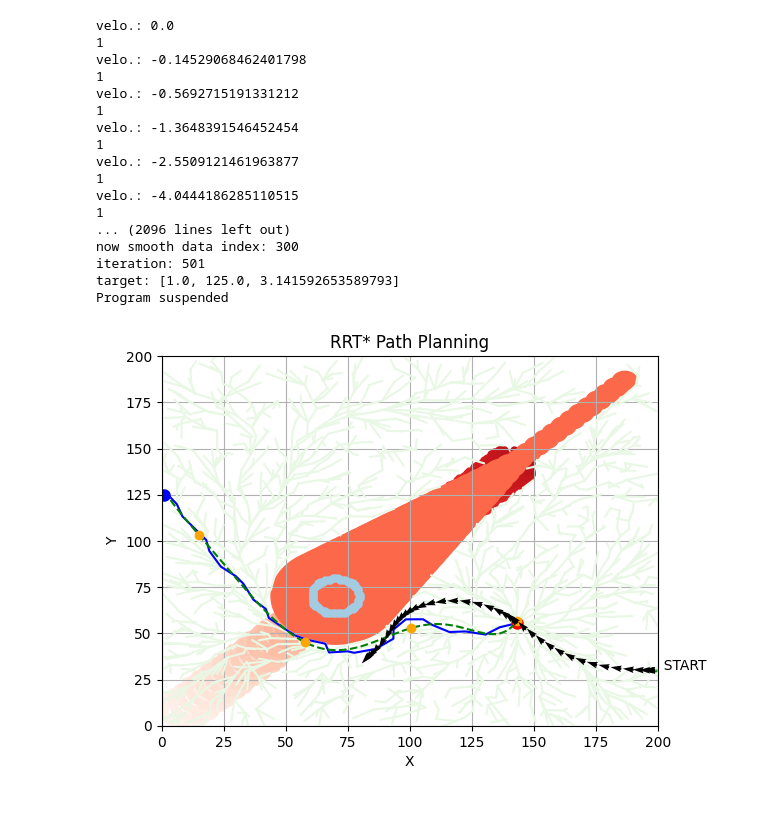
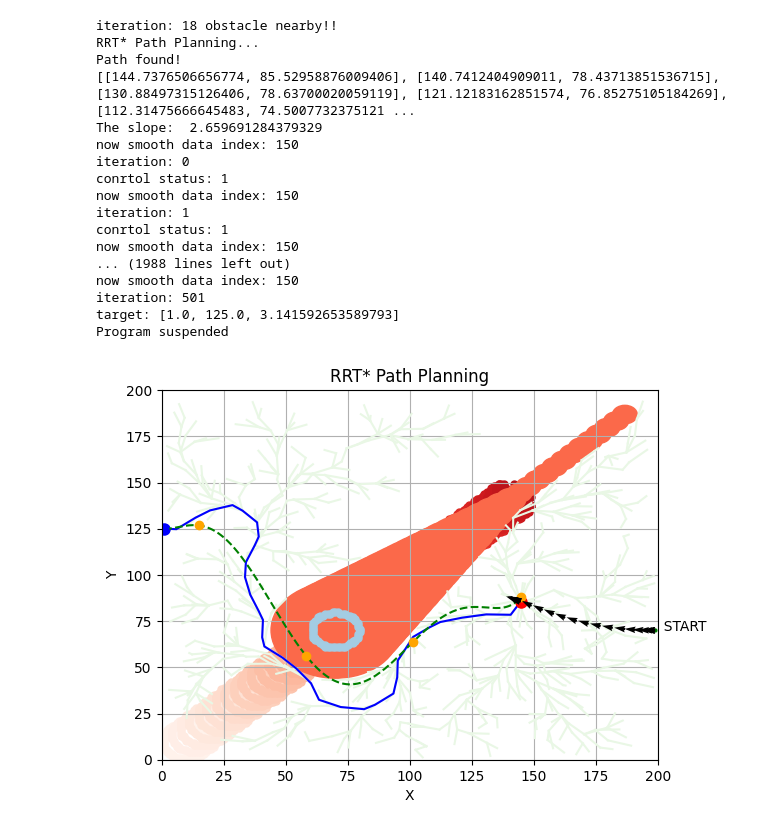
Before and after one commit to waynechu1109/Dodging-Dynamical-Obstacles-Using-Turtlebot4-Camera-Feed, a Jupyter notebook: dodge_planner.ipynb, the cells around one changed output. Saved outputs shown, nothing was run; the diff lists cells and outputs as text; code cells hidden in the pictures.

```diff
--- a/dodge_planner.ipynb
+++ b/dodge_planner.ipynb
@@ -145,7 +145,7 @@ obstacle_x_velo = obstacle_velocity* np.cos(current_obstacle_position[2])
 obstacle_y_velo = obstacle_velocity* np.sin(current_obstacle_position[2])
 
 robot_radius = 17.    # cm (r)
-initial_robot_position = [199., 30., np.pi]    # [x, y, theta]
+initial_robot_position = [199., 70., np.pi]    # [x, y, theta]
 current_robot_position = initial_robot_position
 robot_velocity = 0.
 robot_omega = 0.
@@ -193,6 +193,20 @@ def crossing(x, y, iteration, colorcode, zorder_index):
     elif colorcode == 3:
         plt.plot(x, y, marker='o', markersize=5, color=plt.cm.Blues((iteration+1)/50), zorder=zorder_index)
 
+def do_RRTstar():
+    global start, goal, obstacle_list, x_limit, y_limit, step_size, max_iterations
+    rrt_star = RRTStar(start, goal, obstacle_list, x_limit, y_limit, step_size, max_iterations)
+    path = rrt_star.find_path()
+    if path is not None:
+        print("Path found!")
+        print(path)
+        print("The slope: ", current_robot_position[2])
+        # x_sp, y_sp = rrt_star.bspline_interpolation(path)  # Get the B-spline interpolated curve
+        # plt.plot(x_sp, y_sp[1], color='purple')  # Plot the B-spline curve
+        rrt_star.plot(path)
+    else:
+        print("Path not found.")
+
 def controller(diff_x, diff_y, diff_theta, iteration, initial_velocity, initial_omega):
     global robot_velocity, robot_omega, current_robot_position, robot_x_velo, robot_y_velo, turn
     if turn:
@@ -237,7 +251,7 @@ def controller(diff_x, diff_y, diff_theta, iteration, initial_velocity, initial_
             velocity = 5.
         elif velocity < -5.:
             velocity = -5.
-        print("velo.:", velocity)
+        # print("velo.:", velocity)
         robot_velocity = velocity
         robot_omega = omega
         robot_x_velo = -robot_velocity* np.cos(current_robot_position[2])      # the negative sign should be modified
@@ -260,6 +274,7 @@ while (0<current_obstacle_position[0] and current_obstacle_position[0]<size and
                (current_obstacle_position[1]-current_robot_position[1])**2
                ) <= obstacle_radius+robot_radius+safety_margin and turn == 0:
         print("iteration:", iteration+1, "obstacle nearby!!")
+        print('RRT* Path Planning...')
         nearby = 1
         see_obstacle = 1
 
@@ -279,7 +294,7 @@ while (0<current_obstacle_position[0] and current_obstacle_position[0]<size and
 
         # control goes here
         control_status = controller(diff_arr[0], diff_arr[1], diff_arr[2], controller_index, robot_velocity, robot_omega)
-        print(control_status)
+        # print(control_status)
         if control_status != -1:
             controller_index += 1
         else:
@@ -351,17 +366,7 @@ while (0<current_obstacle_position[0] and current_obstacle_position[0]<size and
     iteration += 1
 
 # RRT*
-rrt_star = RRTStar(start, goal, obstacle_list, x_limit, y_limit, step_size, max_iterations)
-path = rrt_star.find_path()
-if path is not None:
-    print("Path found!")
-    print(path)
-    print("The slope: ", current_robot_position[2])
-    # x_sp, y_sp = rrt_star.bspline_interpolation(path)  # Get the B-spline interpolated curve
-    # plt.plot(x_sp, y_sp[1], color='purple')  # Plot the B-spline curve
-    rrt_star.plot(path)
-else:
-    print("Path not found.")
+do_RRTstar()
 
 # Create Bezier Curve
 # sort x
@@ -438,7 +443,7 @@ while(0<current_robot_position[0] and current_robot_position[0]<size and 0<curre
     current_robot_position[2] += robot_omega*(1/sampling_freq)
 
     if np.sqrt((current_robot_position[0]-target[0])**2 +
-               (current_robot_position[1]-target[1])**2) < 100. or smooth_data_index > len(smooth_data):
+               (current_robot_position[1]-target[1])**2) < 120. or smooth_data_index > len(smooth_data):
         turn = 0
         iteration = 0
         # controller to distination
@@ -454,45 +459,45 @@ while(0<current_robot_position[0] and current_robot_position[0]<size and 0<curre
                 continue
             else:
                 controller_index += 1
                 iteration += 1
 
             # plot the current status
             plt.quiver(current_robot_position[0], current_robot_position[1],
                     1*np.cos(current_robot_position[2]), 1*np.sin(current_robot_position[2]),
                     scale=0.2, units='xy', zorder = 3)
 
             # moving to next position
             current_robot_position[0] += robot_x_velo*(1/sampling_freq)
             current_robot_position[1] += robot_y_velo*(1/sampling_freq)
             current_robot_position[2] += robot_omega*(1/sampling_freq)
 
             print("iteration(to target):", iteration)
             if np.sqrt((current_robot_position[0]-target[0])**2 +
                 (current_robot_position[1]-target[1])**2) < 5. or iteration > 500:
                 break
         break
 
     iteration += 1
 
 ##### control for RRT* ####
 print('target:', target)
 print("Program suspended")
 # %% [output]
-velo.: 0.0
-1
-velo.: -0.14529068462401798
-1
-velo.: -0.5692715191331212
-1
-velo.: -1.3648391546452454
-1
-velo.: -2.5509121461963877
-1
-velo.: -4.0444186285110515
-1
-... (2096 lines left out)
-now smooth data index: 300
+iteration: 18 obstacle nearby!!
+RRT* Path Planning...
+Path found!
+[[144.7376506656774, 85.52958876009406], [140.7412404909011, 78.43713851536715], [130.88497315126406, 78.63700020059119], [121.12183162851574, 76.85275105184269], [112.31475666645483, 74.5007732375121 ...
+The slope:  2.659691284379329
+now smooth data index: 150
+iteration: 0
+conrtol status: 1
+now smooth data index: 150
+iteration: 1
+conrtol status: 1
+now smooth data index: 150
+... (1988 lines left out)
+now smooth data index: 150
 iteration: 501
 target: [1.0, 125.0, 3.141592653589793]
 Program suspended
-[figure, old version]
+[figure, new version]
```
